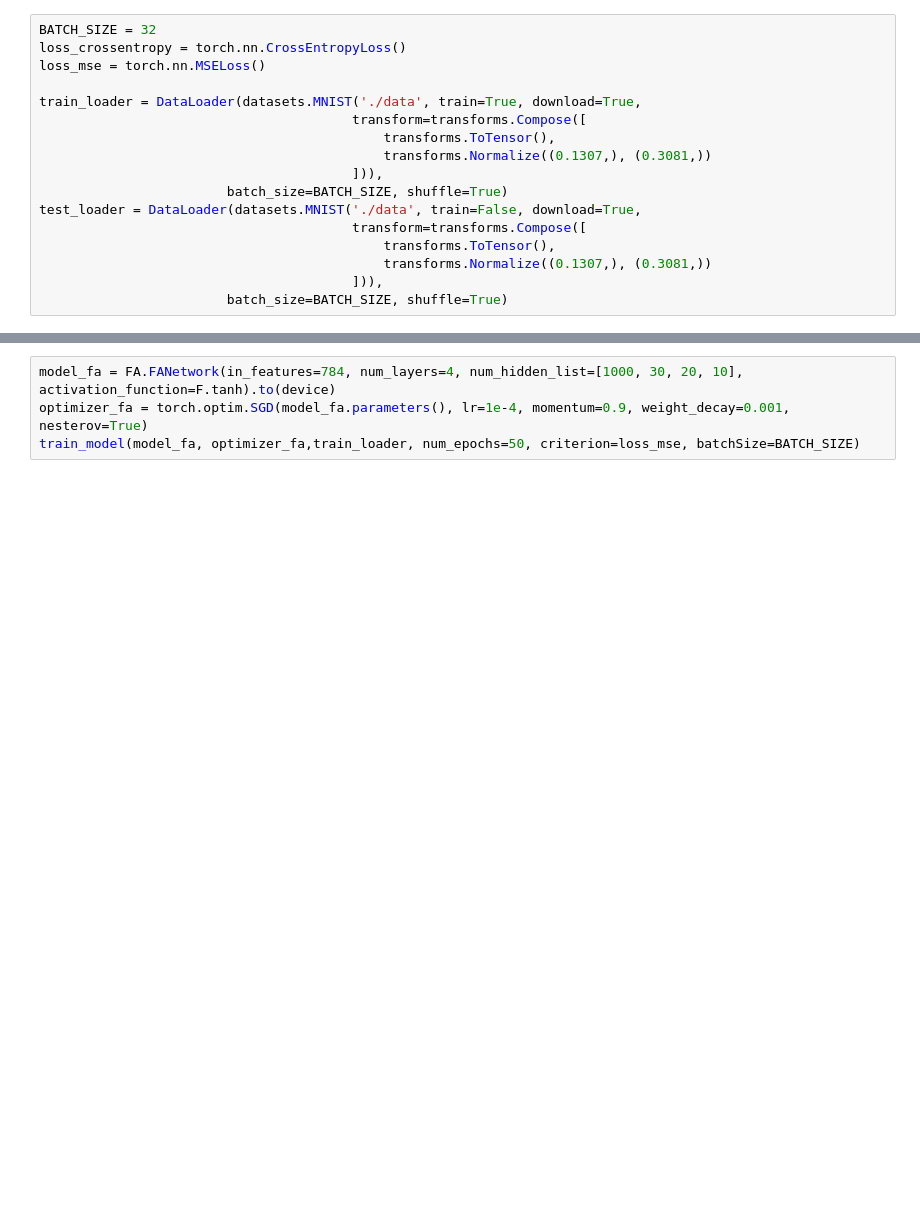
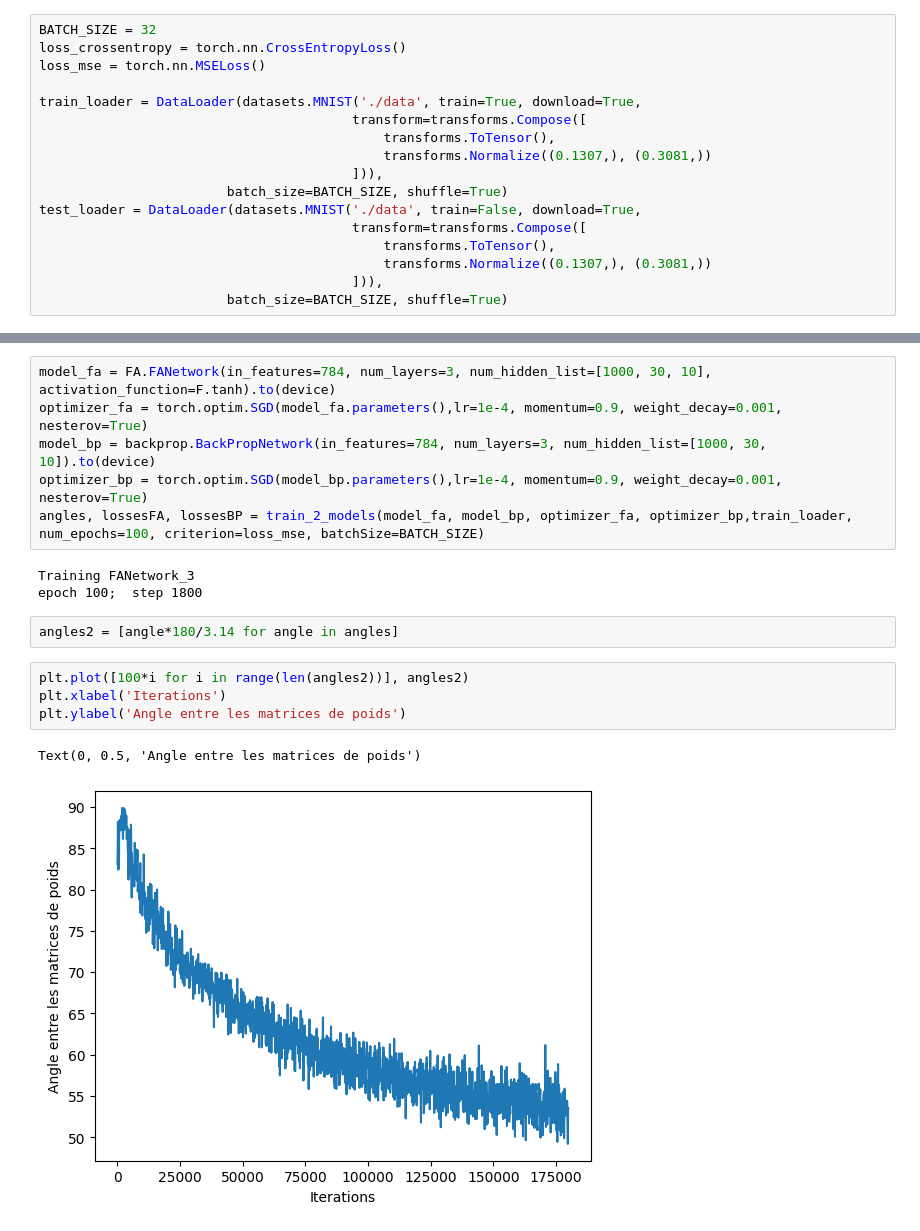
Before and after one commit to Teryx-Enzo/RFA, a Jupyter notebook: test.ipynb, the cells around one changed output, grey strips where cells are left out. Drawn from its saved outputs; the diff is of its cells as text; blank space fills up the shorter version.

```diff
--- a/test.ipynb
+++ b/test.ipynb
@@ -77,4 +128,18 @@ def test_model(model, test_loader, criterion):
 # %%
-model_fa = FA.FANetwork(in_features=784, num_layers=4, num_hidden_list=[1000, 30, 20, 10], activation_function=F.tanh).to(device)
-optimizer_fa = torch.optim.SGD(model_fa.parameters(), lr=1e-4, momentum=0.9, weight_decay=0.001, nesterov=True)
-train_model(model_fa, optimizer_fa,train_loader, num_epochs=50, criterion=loss_mse, batchSize=BATCH_SIZE)
+model_fa = FA.FANetwork(in_features=784, num_layers=3, num_hidden_list=[1000, 30, 10], activation_function=F.tanh).to(device)
+optimizer_fa = torch.optim.SGD(model_fa.parameters(),lr=1e-4, momentum=0.9, weight_decay=0.001, nesterov=True)
+model_bp = backprop.BackPropNetwork(in_features=784, num_layers=3, num_hidden_list=[1000, 30, 10]).to(device)
+optimizer_bp = torch.optim.SGD(model_bp.parameters(),lr=1e-4, momentum=0.9, weight_decay=0.001, nesterov=True)
+angles, lossesFA, lossesBP = train_2_models(model_fa, model_bp, optimizer_fa, optimizer_bp,train_loader, num_epochs=100, criterion=loss_mse, batchSize=BATCH_SIZE)
+# %% [output]
+Training FANetwork_3
+epoch 100;  step 1800
+# %%
+angles2 = [angle*180/3.14 for angle in angles]
+# %%
+plt.plot([100*i for i in range(len(angles2))], angles2)
+plt.xlabel('Iterations')
+plt.ylabel('Angle entre les matrices de poids')
+# %% [output]
+Text(0, 0.5, 'Angle entre les matrices de poids')
+[figure, added]
```
Also changed, not shown: parts of 6 cells of this notebook, 3 other files.
